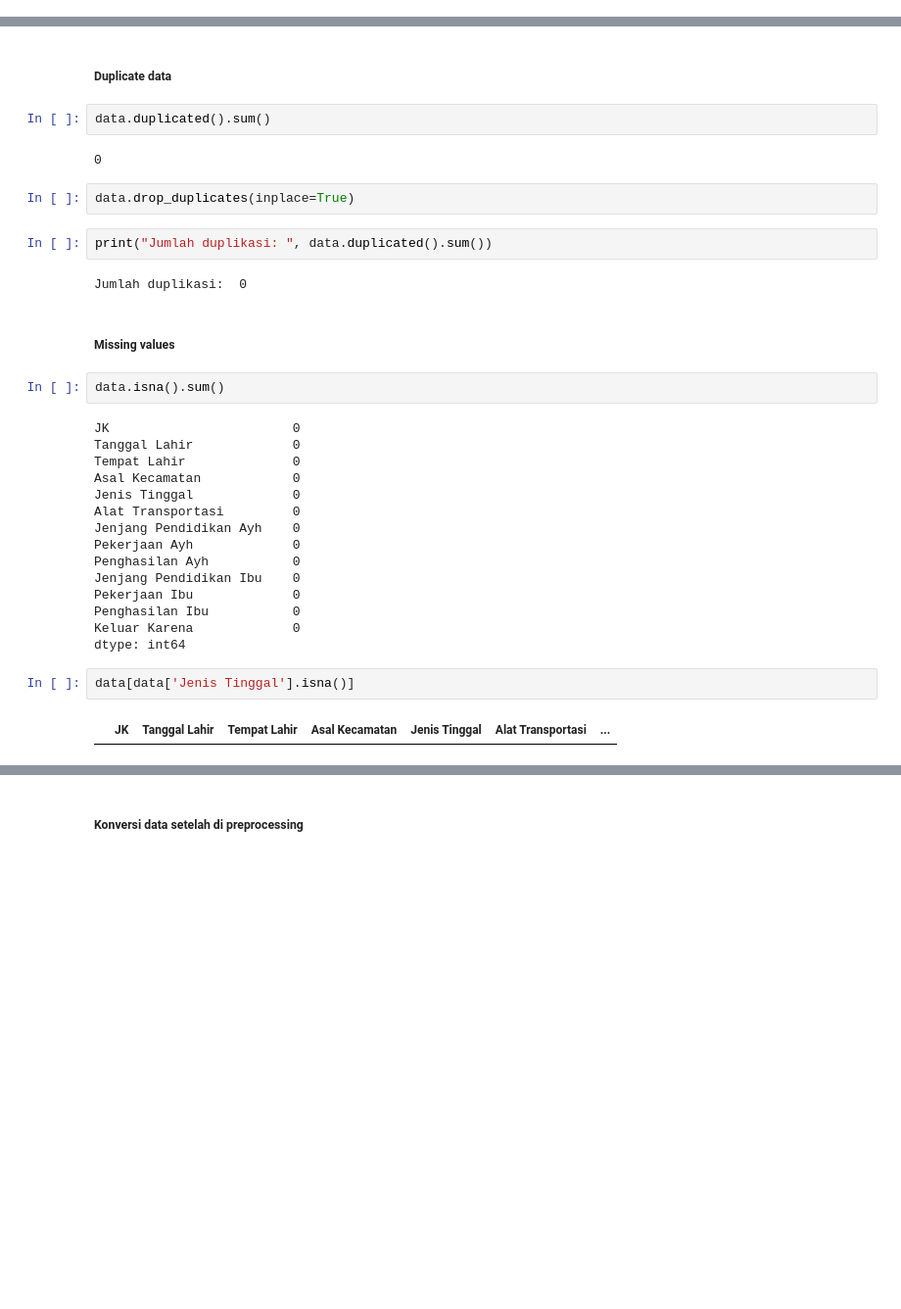
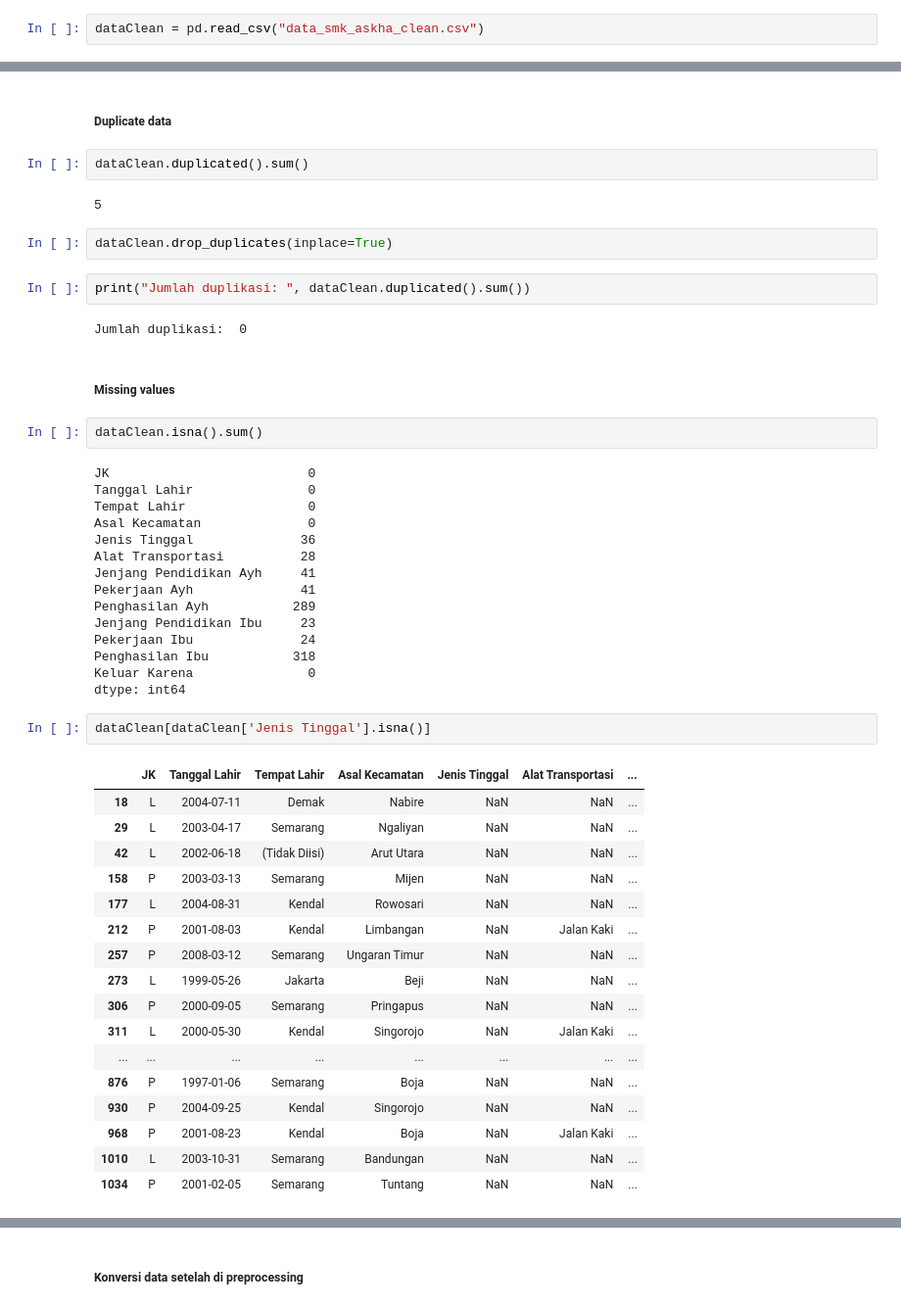
Before and after one commit to isnanramalia/klasifikasi-siswa-dropout, a Jupyter notebook: notebook.ipynb, the cells around one changed output, grey strips where cells are left out. Shown at 98% size. Saved outputs shown, nothing was run; the diff lists cells and outputs as text; blank space fills up the shorter version.

```diff
--- a/notebook.ipynb
+++ b/notebook.ipynb
@@ -37,3 +46,5 @@ data.head()
+# %%
+dataClean = pd.read_csv("data_smk_askha_clean.csv")
 # %% [markdown]
 ### Assessing Data
 # %% [markdown]
@@ -95,36 +106,52 @@ data.describe() # utk melihat statistik deskriptif
 # %% [markdown]
 ##### Duplicate data
 # %%
-data.duplicated().sum()
+dataClean.duplicated().sum()
 # %% [output]
-0
+5
 # %%
-data.drop_duplicates(inplace=True)
+dataClean.drop_duplicates(inplace=True)
 # %%
-print("Jumlah duplikasi: ", data.duplicated().sum())
+print("Jumlah duplikasi: ", dataClean.duplicated().sum())
 # %% [output]
 Jumlah duplikasi:  0
 # %% [markdown]
 ##### Missing values
 # %%
-data.isna().sum()
+dataClean.isna().sum()
 # %% [output]
-JK                        0
-Tanggal Lahir             0
-Tempat Lahir              0
-Asal Kecamatan            0
-Jenis Tinggal             0
-Alat Transportasi         0
-Jenjang Pendidikan Ayh    0
-Pekerjaan Ayh             0
-Penghasilan Ayh           0
-Jenjang Pendidikan Ibu    0
-Pekerjaan Ibu             0
-Penghasilan Ibu           0
-Keluar Karena             0
+JK                          0
+Tanggal Lahir               0
+Tempat Lahir                0
+Asal Kecamatan              0
+Jenis Tinggal              36
+Alat Transportasi          28
+Jenjang Pendidikan Ayh     41
+Pekerjaan Ayh              41
+Penghasilan Ayh           289
+Jenjang Pendidikan Ibu     23
+Pekerjaan Ibu              24
+Penghasilan Ibu           318
+Keluar Karena               0
 dtype: int64
 # %%
-data[data['Jenis Tinggal'].isna()]
+dataClean[dataClean['Jenis Tinggal'].isna()]
 # %% [output]
 |  | JK | Tanggal Lahir | Tempat Lahir | Asal Kecamatan | Jenis Tinggal | Alat Transportasi | ... |
+| 18 | L | 2004-07-11 | Demak | Nabire | NaN | NaN | ... |
+| 29 | L | 2003-04-17 | Semarang | Ngaliyan | NaN | NaN | ... |
+| 42 | L | 2002-06-18 | (Tidak Diisi) | Arut Utara | NaN | NaN | ... |
+| 158 | P | 2003-03-13 | Semarang | Mijen | NaN | NaN | ... |
+| 177 | L | 2004-08-31 | Kendal | Rowosari | NaN | NaN | ... |
+| 212 | P | 2001-08-03 | Kendal | Limbangan | NaN | Jalan Kaki | ... |
+| 257 | P | 2008-03-12 | Semarang | Ungaran Timur | NaN | NaN | ... |
+| 273 | L | 1999-05-26 | Jakarta | Beji | NaN | NaN | ... |
+| 306 | P | 2000-09-05 | Semarang | Pringapus | NaN | NaN | ... |
+| 311 | L | 2000-05-30 | Kendal | Singorojo | NaN | Jalan Kaki | ... |
+| ... | ... | ... | ... | ... | ... | ... | ... |
+| 876 | P | 1997-01-06 | Semarang | Boja | NaN | NaN | ... |
+| 930 | P | 2004-09-25 | Kendal | Singorojo | NaN | NaN | ... |
+| 968 | P | 2001-08-23 | Kendal | Boja | NaN | Jalan Kaki | ... |
+| 1010 | L | 2003-10-31 | Semarang | Bandungan | NaN | NaN | ... |
+| 1034 | P | 2001-02-05 | Semarang | Tuntang | NaN | NaN | ... |
 # %%
```
Also changed, not shown: parts of 29 cells of this notebook, 7 other files.
